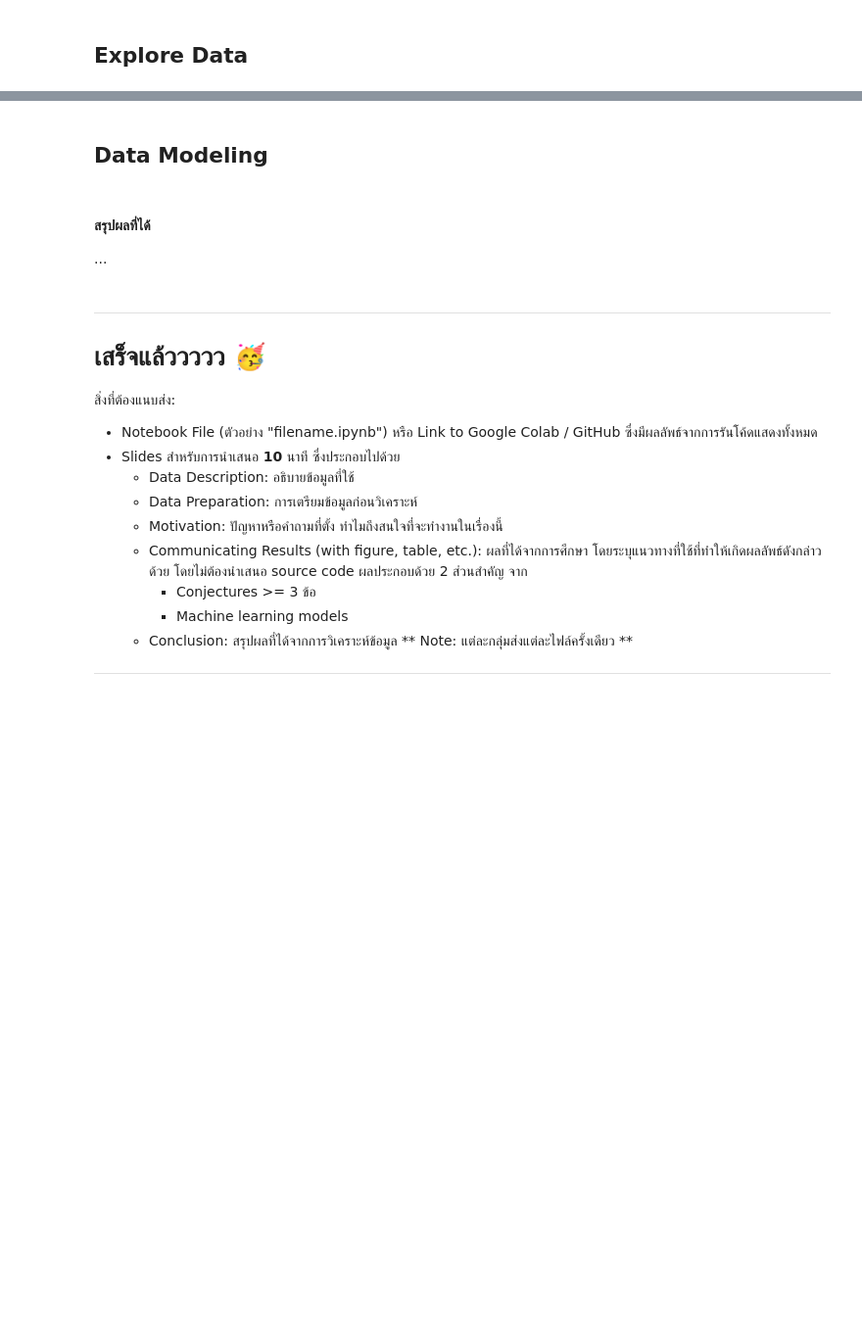
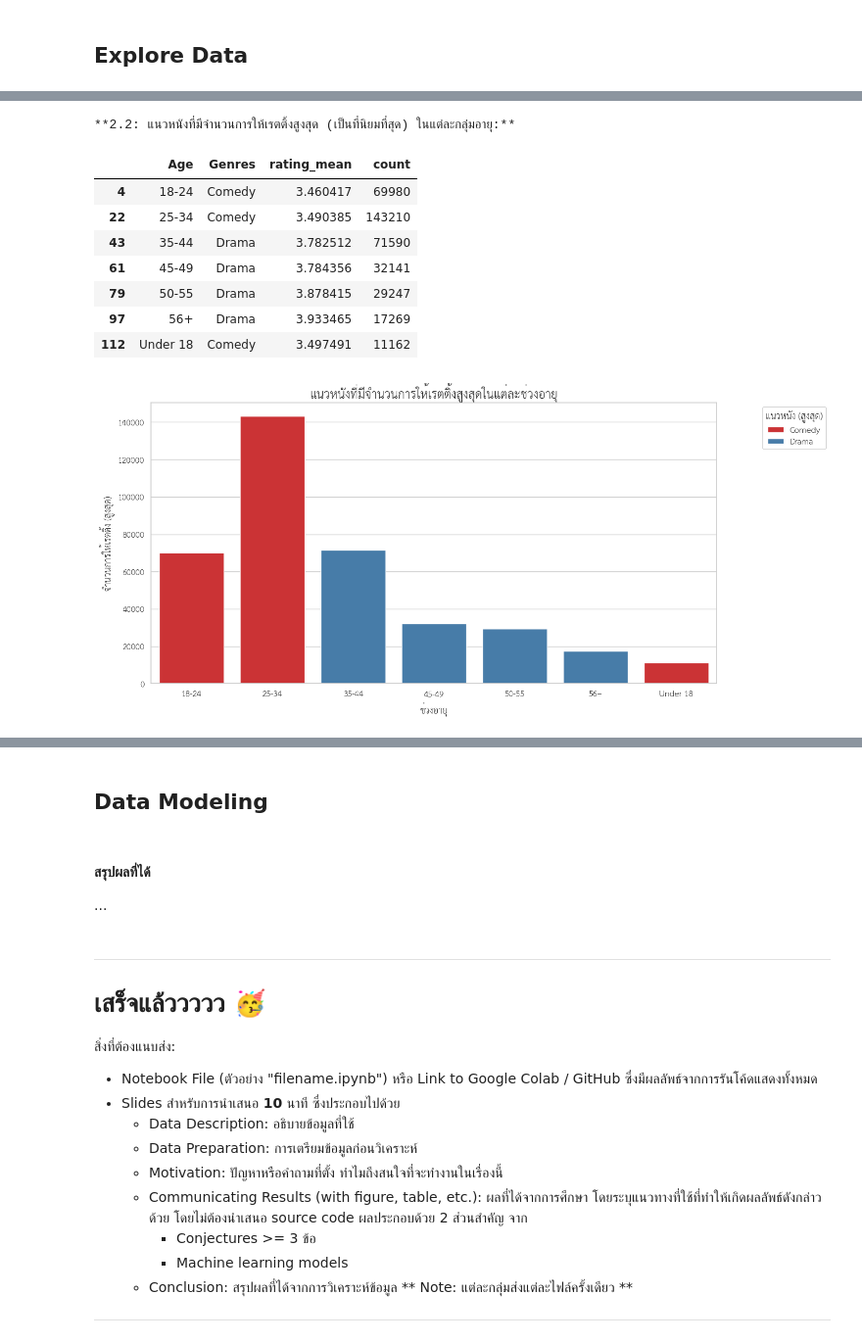
Before and after one commit to woraphonp-038-5/Project-Big-Data, a Jupyter notebook: ThaiBaan_Data_Analytics_and_Modeling.ipynb, the cells around one changed output, grey strips where cells are left out. Shown at 98% size. Saved outputs shown, nothing was run; the diff lists cells and outputs as text; code cells hidden in the pictures; blank space fills up the shorter version.

```diff
--- a/ThaiBaan_Data_Analytics_and_Modeling.ipynb
+++ b/ThaiBaan_Data_Analytics_and_Modeling.ipynb
@@ -295,0 +635,36 @@ merged_df.isnull().sum()
+# %%
+top_genres_by_age_count = genre_summary_by_age.loc[
+    # กรองเอาเฉพาะแถวที่มีค่า 'count' สูงสุดในแต่ละ 'Age'
+    genre_summary_by_age.groupby('Age')['count'].idxmax()
+]
+
+print("\n**2.2: แนวหนังที่มีจำนวนการให้เรตติ้งสูงสุด (เป็นที่นิยมที่สุด) ในแต่ละกลุ่มอายุ:**")
+display(top_genres_by_age_count.sort_values(by='Age'))
+
+plt.figure(figsize=(14, 7))
+sns.barplot(
+    data=top_genres_by_age_count,
+    x='Age',
+    y='count', # เปลี่ยนแกน Y เป็น count
+    hue='Genres', # ใช้ Genres เป็นตัวแบ่งสี
+    dodge=False, # แสดงเป็นแท่งเดียว
+    palette='Set1'
+)
+
+plt.title('แนวหนังที่มีจำนวนการให้เรตติ้งสูงสุดในแต่ละช่วงอายุ', fontsize=16) # เปลี่ยนชื่อกราฟ
+plt.xlabel('ช่วงอายุ', fontsize=12)
+plt.ylabel('จำนวนการให้เรตติ้ง (สูงสุด)', fontsize=12) # เปลี่ยนชื่อแกน Y
+plt.legend(title='แนวหนัง (สูงสุด)', loc='upper right', bbox_to_anchor=(1.2, 1))
+# plt.ylim(3.5, 5.1) # ไม่ต้องตั้งค่าแกน Y แบบนี้แล้ว
+plt.show()
+# %% [output]
+**2.2: แนวหนังที่มีจำนวนการให้เรตติ้งสูงสุด (เป็นที่นิยมที่สุด) ในแต่ละกลุ่มอายุ:**
+|  | Age | Genres | rating_mean | count |
+| 4 | 18-24 | Comedy | 3.460417 | 69980 |
+| 22 | 25-34 | Comedy | 3.490385 | 143210 |
+| 43 | 35-44 | Drama | 3.782512 | 71590 |
+| 61 | 45-49 | Drama | 3.784356 | 32141 |
+| 79 | 50-55 | Drama | 3.878415 | 29247 |
+| 97 | 56+ | Drama | 3.933465 | 17269 |
+| 112 | Under 18 | Comedy | 3.497491 | 11162 |
+[figure, added]
```
Also changed, not shown: parts of 33 cells of this notebook.
